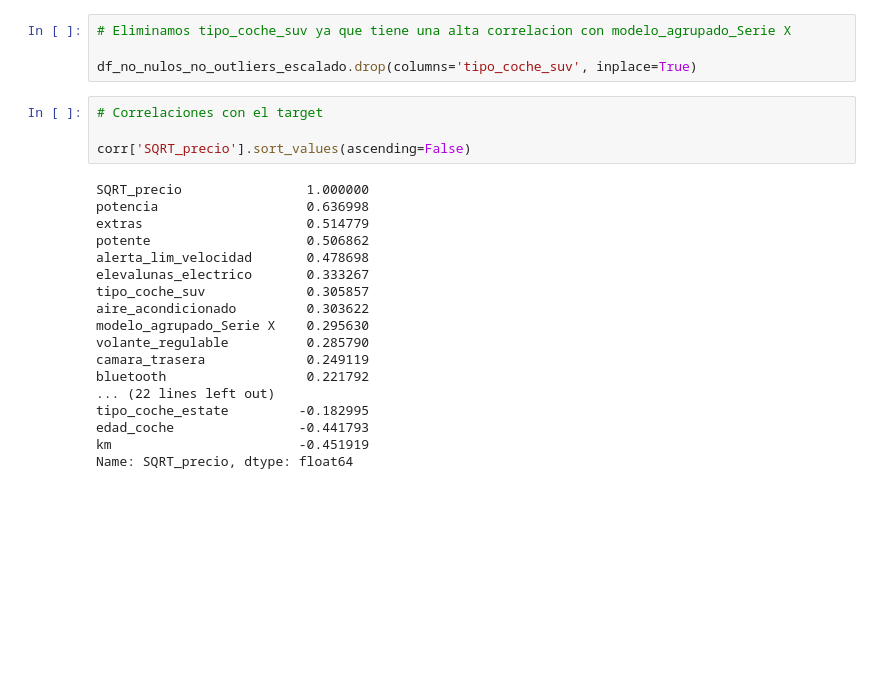
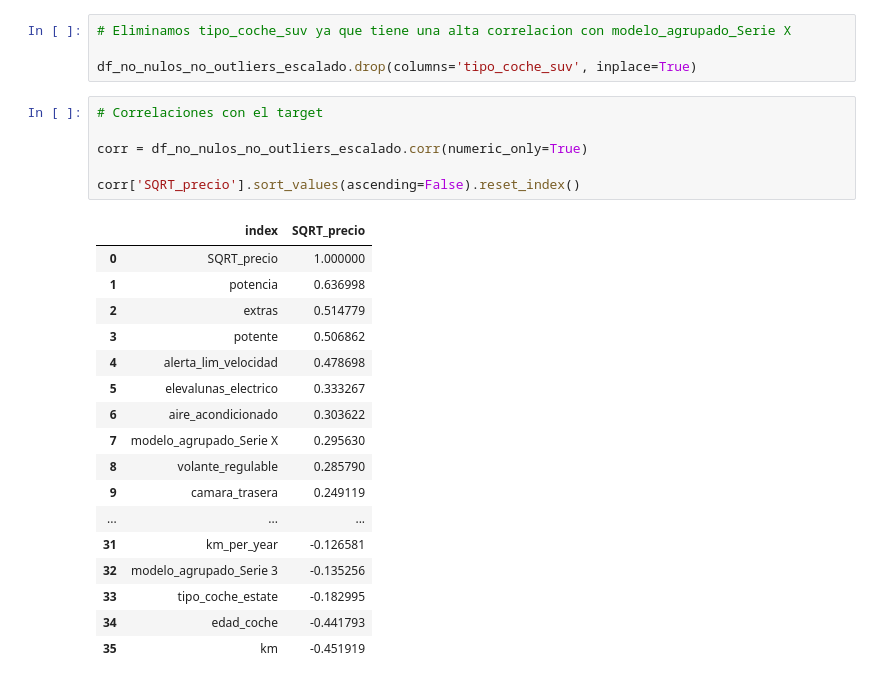
Before and after one commit to gsmanz/Data-Cleaning, a Jupyter notebook: entregable_1_latest.ipynb, the cells around one changed output. Drawn from its saved outputs; the diff is of its cells as text; blank space fills up the shorter version.

```diff
--- a/entregable_1_latest.ipynb
+++ b/entregable_1_latest.ipynb
@@ -1534,22 +1536,24 @@ df_no_nulos_no_outliers_escalado.drop(columns='tipo_coche_suv', inplace=True)
 # %%
 # Correlaciones con el target
 
-corr['SQRT_precio'].sort_values(ascending=False)
+corr = df_no_nulos_no_outliers_escalado.corr(numeric_only=True)
+
+corr['SQRT_precio'].sort_values(ascending=False).reset_index()
 # %% [output]
-SQRT_precio                1.000000
-potencia                   0.636998
-extras                     0.514779
-potente                    0.506862
-alerta_lim_velocidad       0.478698
-elevalunas_electrico       0.333267
-tipo_coche_suv             0.305857
-aire_acondicionado         0.303622
-modelo_agrupado_Serie X    0.295630
-volante_regulable          0.285790
-camara_trasera             0.249119
-bluetooth                  0.221792
-... (22 lines left out)
-tipo_coche_estate         -0.182995
-edad_coche                -0.441793
-km                        -0.451919
-Name: SQRT_precio, dtype: float64
+|  | index | SQRT_precio |
+| 0 | SQRT_precio | 1.000000 |
+| 1 | potencia | 0.636998 |
+| 2 | extras | 0.514779 |
+| 3 | potente | 0.506862 |
+| 4 | alerta_lim_velocidad | 0.478698 |
+| 5 | elevalunas_electrico | 0.333267 |
+| 6 | aire_acondicionado | 0.303622 |
+| 7 | modelo_agrupado_Serie X | 0.295630 |
+| 8 | volante_regulable | 0.285790 |
+| 9 | camara_trasera | 0.249119 |
+| ... | ... | ... |
+| 31 | km_per_year | -0.126581 |
+| 32 | modelo_agrupado_Serie 3 | -0.135256 |
+| 33 | tipo_coche_estate | -0.182995 |
+| 34 | edad_coche | -0.441793 |
+| 35 | km | -0.451919 |
```
Also changed, not shown: parts of 12 cells of this notebook, 1 other file.
